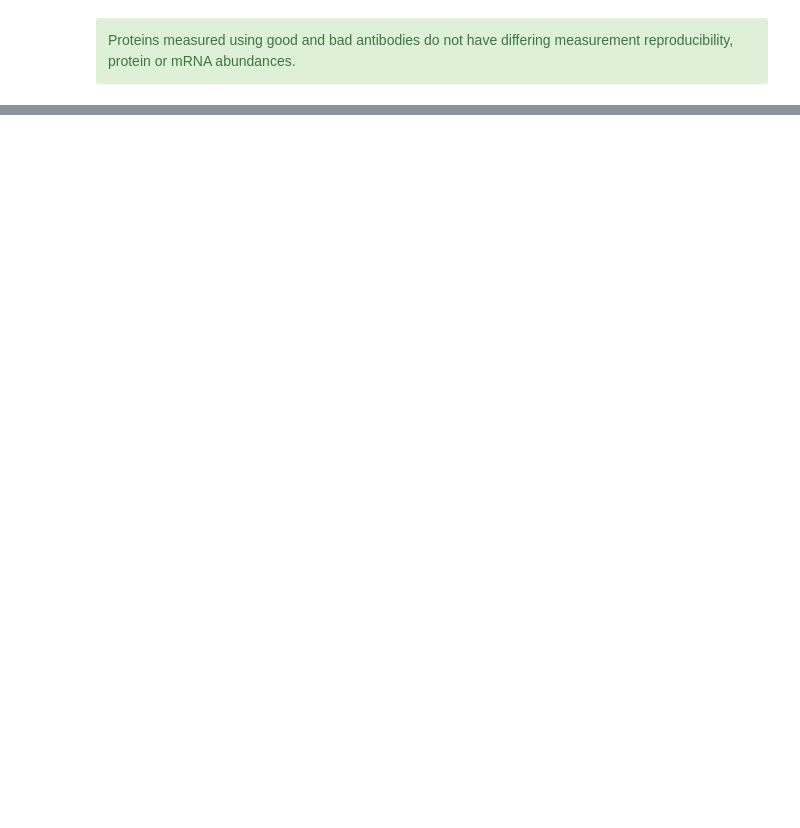
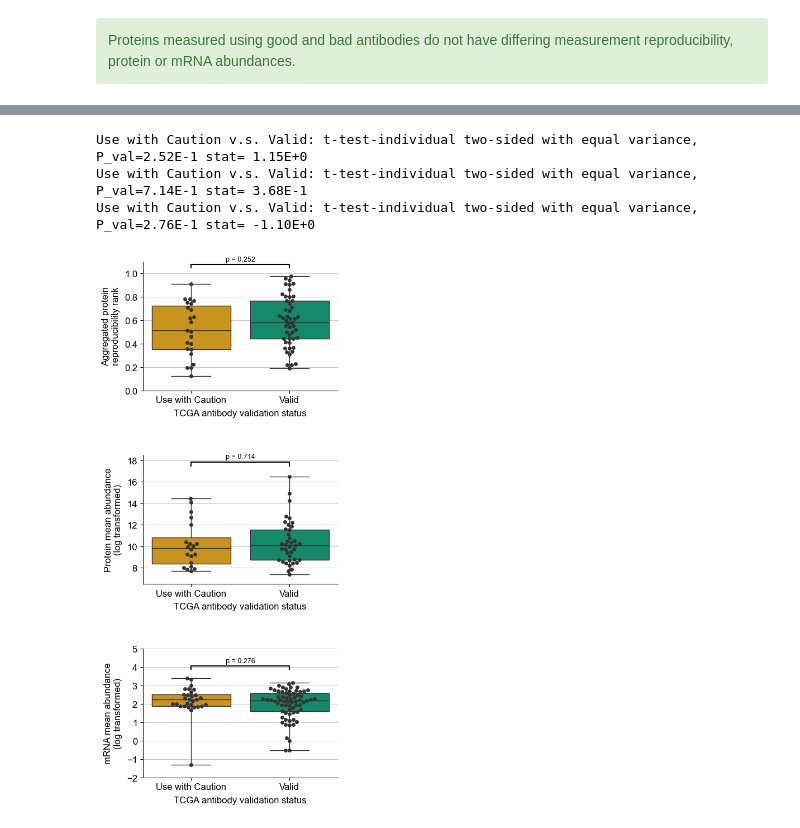
Before and after one commit to SwathiRUpadhya/antibody_quality_limitations, a Jupyter notebook: data_processing_and_analysis/05_analyzed_antibody_and_protein_attributes.ipynb, the cells around one changed output, grey strips where cells are left out. Cells and saved outputs as stored; diff of their text form; code cells hidden in the pictures; blank space fills up the shorter version.

```diff
--- a/data_processing_and_analysis/05_analyzed_antibody_and_protein_attributes.ipynb
+++ b/data_processing_and_analysis/05_analyzed_antibody_and_protein_attributes.ipynb
@@ -253,3 +225,21 @@ Use with Caution v.s. Valid: Mann-Whitney-Wilcoxon test two-sided with Bonferron
 # %%
 tcga_ab_status_properties.to_csv(file_sourceData_Figure4)
 ccle_ab_status_properties.to_csv(file_sourceData_FigureS2)
+# %%
+order=['Use with Caution', 'Valid']
+with plt.rc_context({'axes.linewidth': 0.8, 'axes.labelsize':12, 'axes.spines.left': True, 'xtick.labelsize':12,
+                     'ytick.labelsize':12}):
+    figure, ax = plt.subplots(3, 1, figsize=(4.5, 12))
+    customized_plot.draw_swarmBoxPlot(tcga_ab_status_properties, 'Aggregated Reproducibility Rank',
+                                      ax[0], args[0], order, test='t-test_ind')
+    customized_plot.draw_swarmBoxPlot(tcga_ab_status_properties, 'protein_Mean_Abundance',
+                                      ax[1], args[1], order, test='t-test_ind', additional_height =  1)
+    customized_plot.draw_swarmBoxPlot(tcga_ab_status_properties, 'mRNA_Mean_Abundance',
+                                      ax[2], args[2], order, test='t-test_ind', additional_height =  0.5)
+    plt.subplots_adjust(wspace=0.4, hspace=0.5)
+#     figure.savefig(get_figure_path('ttest\Figure4_ttest.svg'), bbox_inches='tight', dpi=300)
+# %% [output]
+Use with Caution v.s. Valid: t-test-individual two-sided with equal variance, P_val=2.52E-1 stat= 1.15E+0
+Use with Caution v.s. Valid: t-test-individual two-sided with equal variance, P_val=7.14E-1 stat= 3.68E-1
+Use with Caution v.s. Valid: t-test-individual two-sided with equal variance, P_val=2.76E-1 stat= -1.10E+0
+[figure, added]
```
Also changed, not shown: parts of 5 cells of this notebook, 7 other files.
